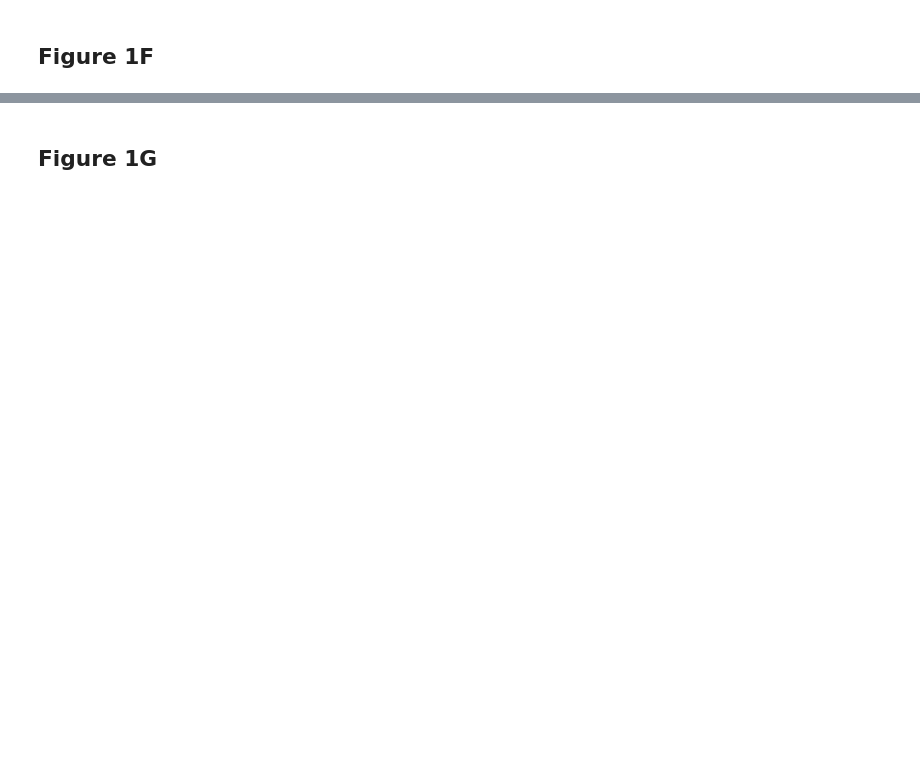
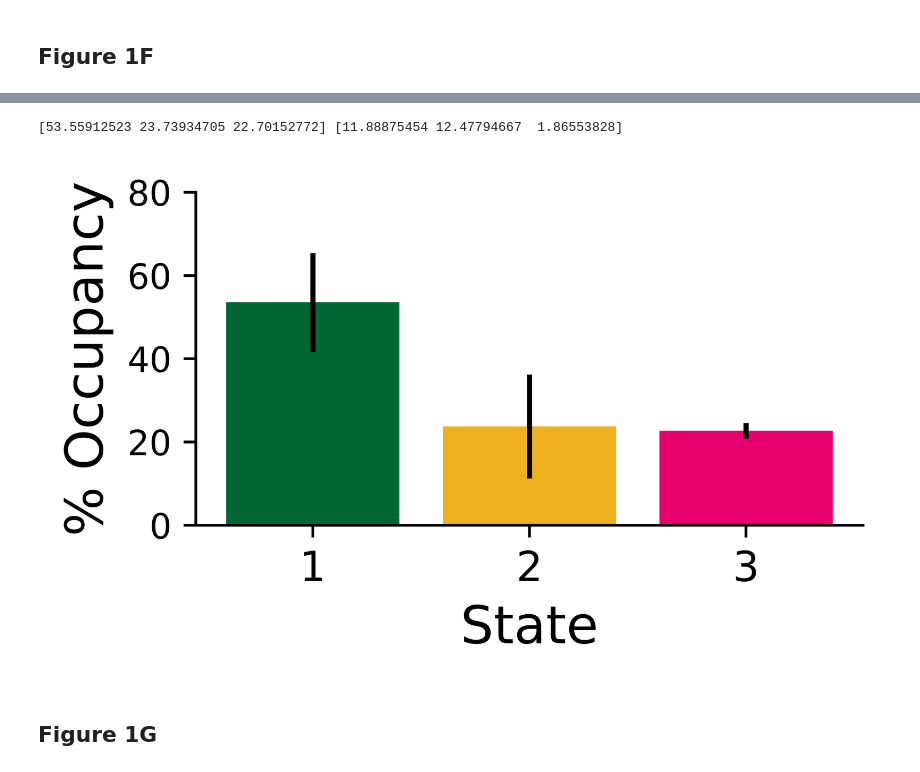
Before and after one commit to acbandi213/Bandi---Runyan-2024, a Jupyter notebook: Figure 1.ipynb, the cells around one changed output, grey strips where cells are left out. Saved outputs shown, nothing was run; the diff lists cells and outputs as text; code cells hidden in the pictures; blank space fills up the shorter version.

```diff
--- a/Figure 1.ipynb
+++ b/Figure 1.ipynb
@@ -154,2 +197,33 @@ print(perc_state_occ)
+# %%
+state_percentages = glm_data.groupby(['mouse_id', 'state']).size().unstack(fill_value=0)
+state_percentages = state_percentages.div(state_percentages.sum(axis=1), axis=0) * 100
+
+state_matrix = state_percentages.to_numpy()
+
+means = state_matrix.mean(axis=0)
+errors = state_matrix.std(axis=0)
+
+fig, axs = plt.subplots(1,figsize = (3.5,2.2), facecolor='w', edgecolor='k', dpi=dpi)
+
+for x in range(3):
+    axs.bar(x, means[x] , width = 0.8, yerr = errors[x], color = colors[x])
+
+if num_states == 3:
+    axs.set_xticks([0, 1, 2])
+    axs.set_xticklabels(['1', '2', '3'], fontsize=12)
+
+axs.set_yticks([0, 20, 40, 60, 80], ['0', '20', '40', '60', '80'])
+axs.set_xlabel('State', size=15)
+axs.set_ylabel('% Occupancy', size=15)
+#axs.set_title('', size=15)
+fig.tight_layout()
+
+#plt.savefig("perc_accuracy.pdf", format="pdf", bbox_inches="tight")
+plt.savefig(save_path + 'perc_occupancy.svg', format='svg', bbox_inches="tight")
+
+print(means, errors)
+# %% [output]
+[53.55912523 23.73934705 22.70152772] [11.88875454 12.47794667  1.86553828]
+[figure, added]
 # %% [markdown]
 ## Figure 1G
```
Also changed, not shown: parts of 13 cells of this notebook, 18 other files.
